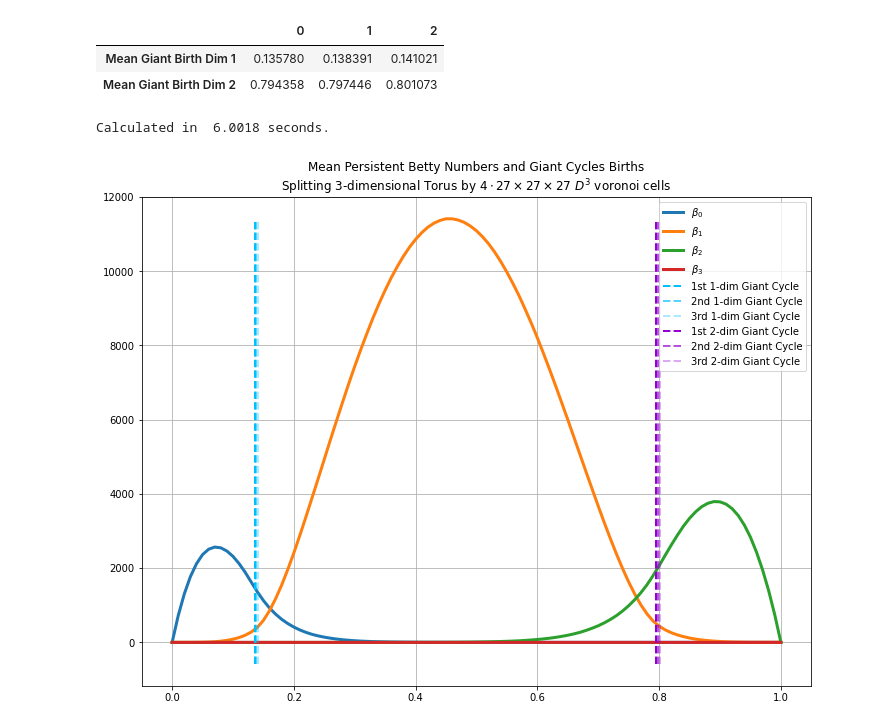
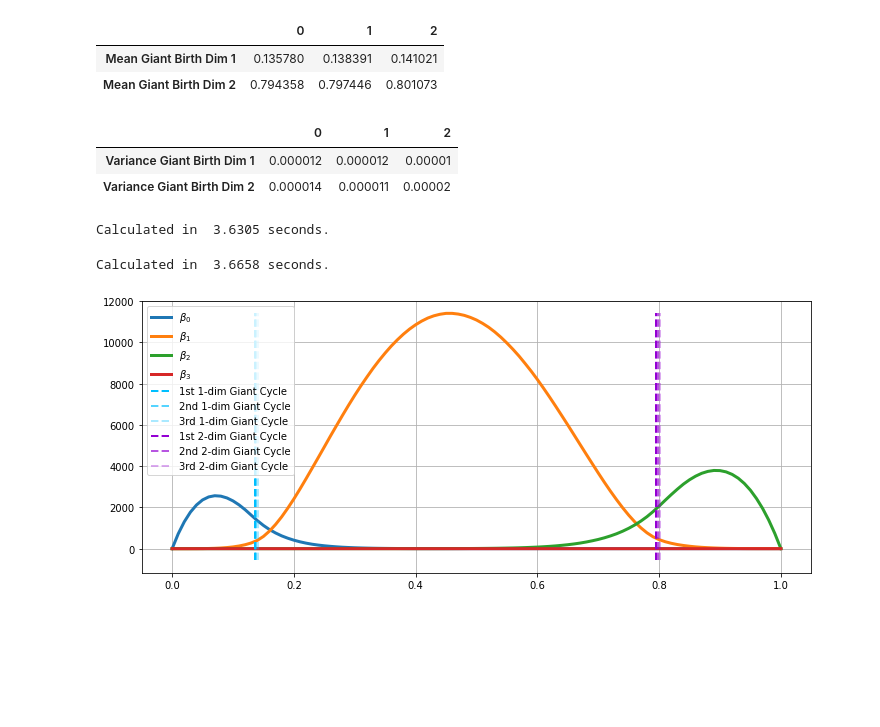
Before and after one commit to zimfv/topological-data-serial-experiments, a Jupyter notebook: Analyze Tessellations on 3-dim Torus.ipynb, the cells around one changed output. Saved outputs shown, nothing was run; the diff lists cells and outputs as text; code cells hidden in the pictures; blank space fills up the shorter version.

```diff
--- a/Analyze Tessellations on 3-dim Torus.ipynb
+++ b/Analyze Tessellations on 3-dim Torus.ipynb
@@ -4,3 +4,5 @@ import numpy as np
 import pandas as pd
 from matplotlib import pyplot as plt
 from matplotlib import colormaps as cm
+# %%
+figsize=(12, 5)
@@ -80,0 +121,6 @@ Calculated in  21.7990 seconds.
+# %%
+clock = time.perf_counter()
+n = 100
+array = np.arange(0, 1 + 1/n, 1/n)
+mean_EC = calculate_mean_EC(df, array)
+print('Calculated in {0: .4f} seconds.'.format(time.perf_counter() - clock))
@@ -193,3 +209,12 @@ def calculate_mean_betty(df: pd.DataFrame, array, dim=None):
+# %%
+giant_births_dim1_var = giant_births_dim1[['Number', 'Birth']].groupby('Number').var()['Birth'].values
+giant_births_dim2_var = giant_births_dim2[['Number', 'Birth']].groupby('Number').var()['Birth'].values
+pd.DataFrame({'Variance Giant Birth Dim 1': giant_births_dim1_var,
+              'Variance Giant Birth Dim 2': giant_births_dim2_var}).transpose()
+# %% [output]
+|  | 0 | 1 | 2 |
+| Variance Giant Birth Dim 1 | 0.000012 | 0.000012 | 0.00001 |
+| Variance Giant Birth Dim 2 | 0.000014 | 0.000011 | 0.00002 |
 # %%
 clock = time.perf_counter()
 n = 100
@@ -201,29 +226,37 @@ if (mean_betty[:, -1] == 0).all():
     mean_betty[:, -1] = [(births3d <= i).sum()/experiments for i in array]
 print('Calculated in {0: .4f} seconds.'.format(time.perf_counter() - clock))
 # %% [output]
-Calculated in  6.0018 seconds.
+Calculated in  3.6305 seconds.
+# %%
+clock = time.perf_counter()
+n = 100
+array = np.arange(0, 1 + 1/n, 1/n)
+mean_EC = calculate_mean_EC(df, array)
+print('Calculated in {0: .4f} seconds.'.format(time.perf_counter() - clock))
+# %% [output]
+Calculated in  3.6658 seconds.
 # %%
-plt.figure(figsize=(12, 9))
-plt.title('Mean Persistent Betty Numbers and Giant Cycles Births\nSplitting 3-dimensional Torus by $4\cdot{0}\\times{0}\\times{0}$ $D^3$ voronoi cells'.format(size))
+plt.figure(figsize=figsize)
+#plt.title('Mean Persistent Betty Numbers and Giant Cycles Births\nSplitting 3-dimensional Torus by $4\cdot{0}\\times{0}\\times{0}$ $D^3$ voronoi cells'.format(size))
 for i in range(4):
     plt.plot(array, mean_betty[:, i], linewidth=3, label='$\\beta_{0}$'.format(i))
 
 color1d = 'deepskyblue'
 color2d = 'darkviolet'
 labels = ['1st {0}-dim Giant Cycle',
           '2nd {0}-dim Giant Cycle',
           '3rd {0}-dim Giant Cycle']
 ypair = mean_betty.max() * np.array([-0.05, 1.0])
 for i in range(3):
     plt.plot(giant_births_dim1_mean[i]*np.ones(2), ypair, color=color1d,
              alpha=1 - i/3, linestyle='--', linewidth=2, label=labels[i].format(1))
 for i in range(3):
     plt.plot(giant_births_dim2_mean[i]*np.ones(2), ypair, color=color2d,
              alpha=1 - i/3, linestyle='--', linewidth=2, label=labels[i].format(2))
 
 plt.legend()
 plt.grid(True)
-plt.show()
+plt.savefig('LaTeX/pics/bettiD3.png')
 # %% [output]
-[figure, old version]
+[figure, new version]
 # %%
```
Also changed, not shown: parts of 10 cells of this notebook.
